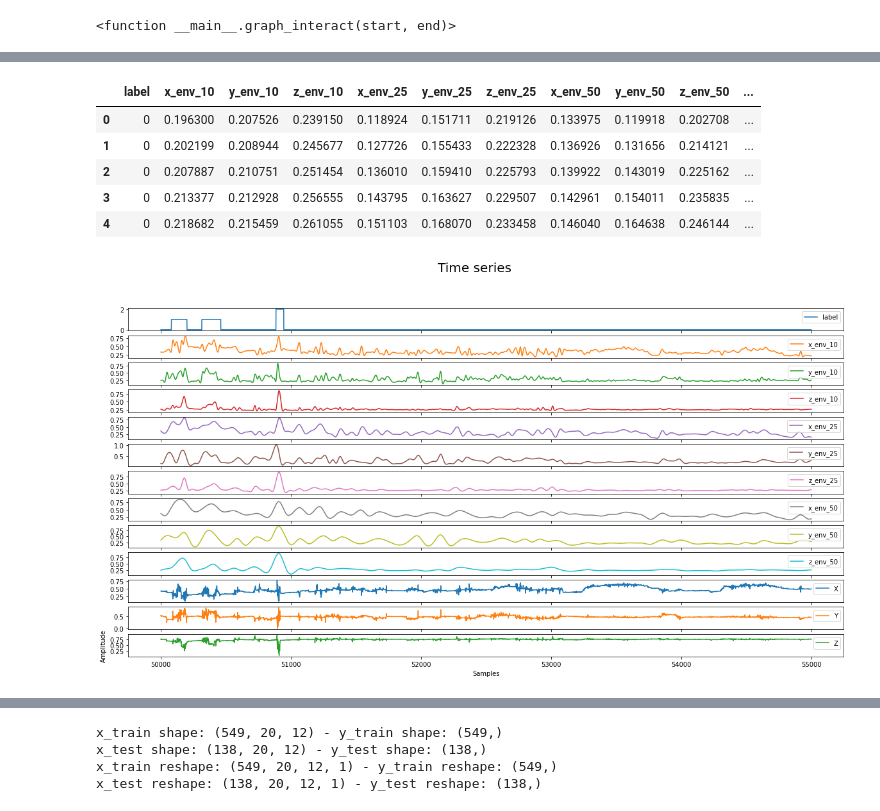
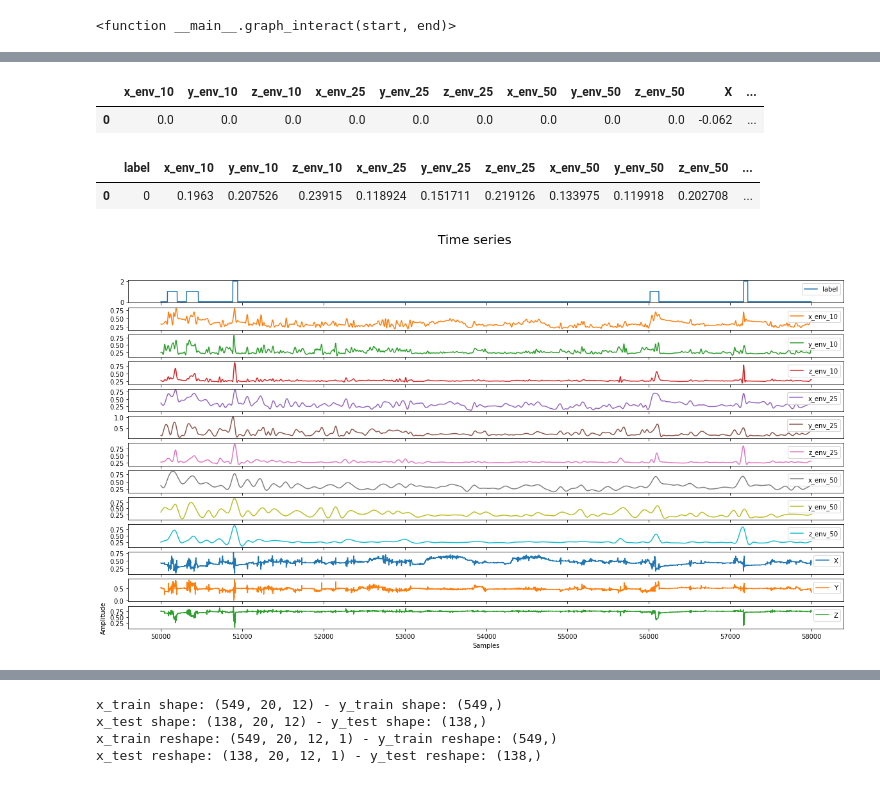
Before and after one commit to MorillaGit/quail_behavior_classifier, a Jupyter notebook: main.ipynb, the cells around one changed output, grey strips where cells are left out. Drawn from its saved outputs; the diff is of its cells as text; code cells hidden in the pictures.

```diff
--- a/main.ipynb
+++ b/main.ipynb
@@ -145,6 +157,11 @@ df_50.drop(drop_columns, axis=1, inplace=True)
 concat_df = pd.concat([df_10, df_25, df_50, df], axis=1)
 
 concat_df_columns = concat_df.columns[:-1]
+# %%
+concat_df.head(1)
+# %% [output]
+|  | x_env_10 | y_env_10 | z_env_10 | x_env_25 | y_env_25 | z_env_25 | x_env_50 | y_env_50 | z_env_50 | X | ... |
+| 0 | 0.0 | 0.0 | 0.0 | 0.0 | 0.0 | 0.0 | 0.0 | 0.0 | 0.0 | -0.062 | ... |
 # %%
 from src import preprocessing
 import importlib
@@ -161,26 +178,22 @@ df_sc = preprocessing.normalize_data( concat_df,
                         type_normalization="MinMaxScaler"
                         )
 # %%
-df_sc.head()
+df_sc.head(1)
 # %% [output]
 |  | label | x_env_10 | y_env_10 | z_env_10 | x_env_25 | y_env_25 | z_env_25 | x_env_50 | y_env_50 | z_env_50 | ... |
-| 0 | 0 | 0.196300 | 0.207526 | 0.239150 | 0.118924 | 0.151711 | 0.219126 | 0.133975 | 0.119918 | 0.202708 | ... |
-| 1 | 0 | 0.202199 | 0.208944 | 0.245677 | 0.127726 | 0.155433 | 0.222328 | 0.136926 | 0.131656 | 0.214121 | ... |
-| 2 | 0 | 0.207887 | 0.210751 | 0.251454 | 0.136010 | 0.159410 | 0.225793 | 0.139922 | 0.143019 | 0.225162 | ... |
-| 3 | 0 | 0.213377 | 0.212928 | 0.256555 | 0.143795 | 0.163627 | 0.229507 | 0.142961 | 0.154011 | 0.235835 | ... |
-| 4 | 0 | 0.218682 | 0.215459 | 0.261055 | 0.151103 | 0.168070 | 0.233458 | 0.146040 | 0.164638 | 0.246144 | ... |
+| 0 | 0 | 0.1963 | 0.207526 | 0.23915 | 0.118924 | 0.151711 | 0.219126 | 0.133975 | 0.119918 | 0.202708 | ... |
 # %%
 start = 50000
-end = 55000
+end = 58000
 graph_size = (20,10)
 df_sc[start:end].plot(subplots=True, figsize=graph_size)
 # set title
 plt.suptitle('Time series', fontsize=20)
 plt.xlabel('Samples')
 plt.ylabel('Amplitude')
 plt.show()
 # %% [output]
-[figure, old version]
+[figure, new version]
 # %%
 importlib.reload(preprocessing)
 importlib.reload(utils)
```
Also changed, not shown: parts of 5 cells of this notebook.
